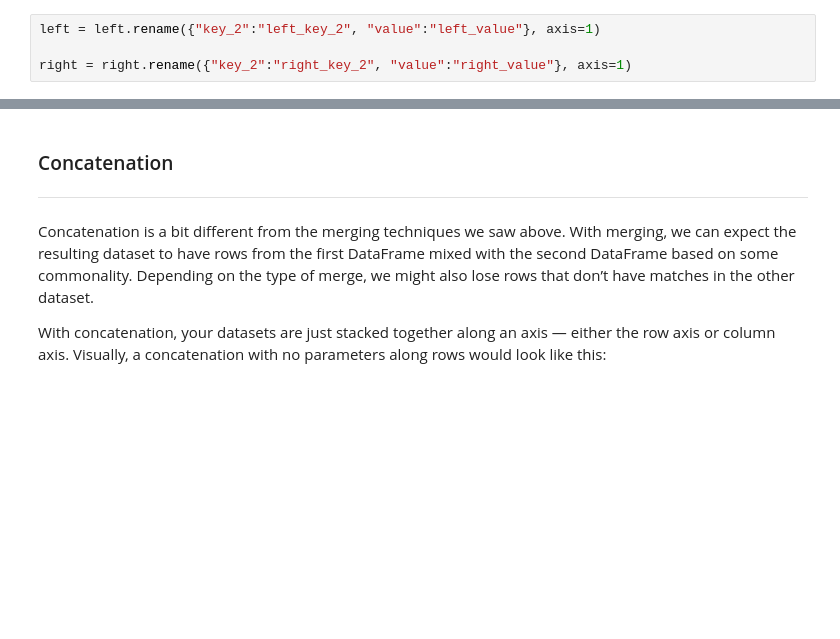
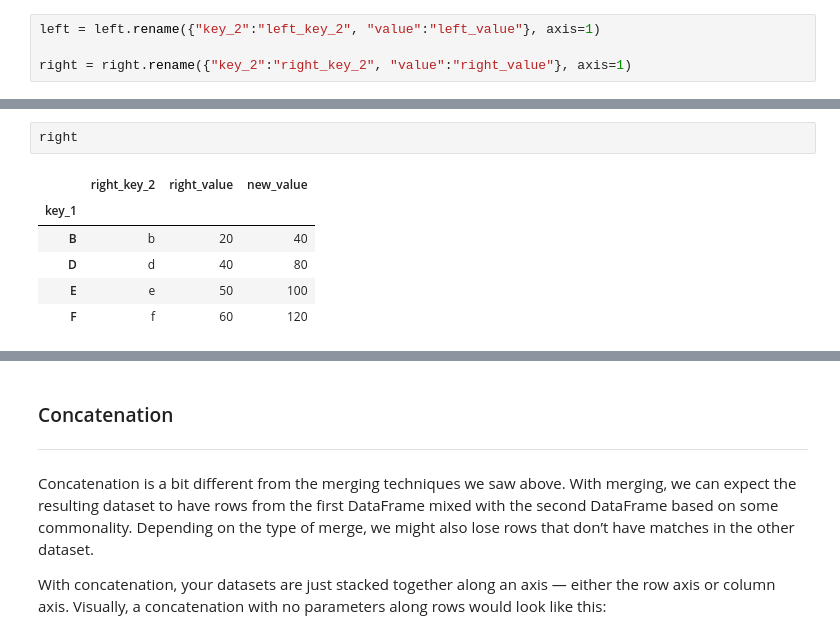
Before and after one commit to Okroshiashvili/Data_Analysis_Python, a Jupyter notebook: Lecture 5/Join, Combine, Reshape DataFrame.ipynb, the cells around one changed output, grey strips where cells are left out. Saved outputs shown, nothing was run; the diff lists cells and outputs as text; blank space fills up the shorter version.

```diff
--- a/Lecture 5/Join, Combine, Reshape DataFrame.ipynb
+++ b/Lecture 5/Join, Combine, Reshape DataFrame.ipynb
@@ -478,2 +1014,11 @@ right = right.rename({"key_2":"right_key_2", "value":"right_value"}, axis=1)
+# %%
+right
+# %% [output]
+|  | right_key_2 | right_value | new_value |
+| key_1 |  |  |  |
+| B | b | 20 | 40 |
+| D | d | 40 | 80 |
+| E | e | 50 | 100 |
+| F | f | 60 | 120 |
 # %%
 left.join([middle, right], how="inner")
```
Also changed, not shown: parts of 93 cells of this notebook.
